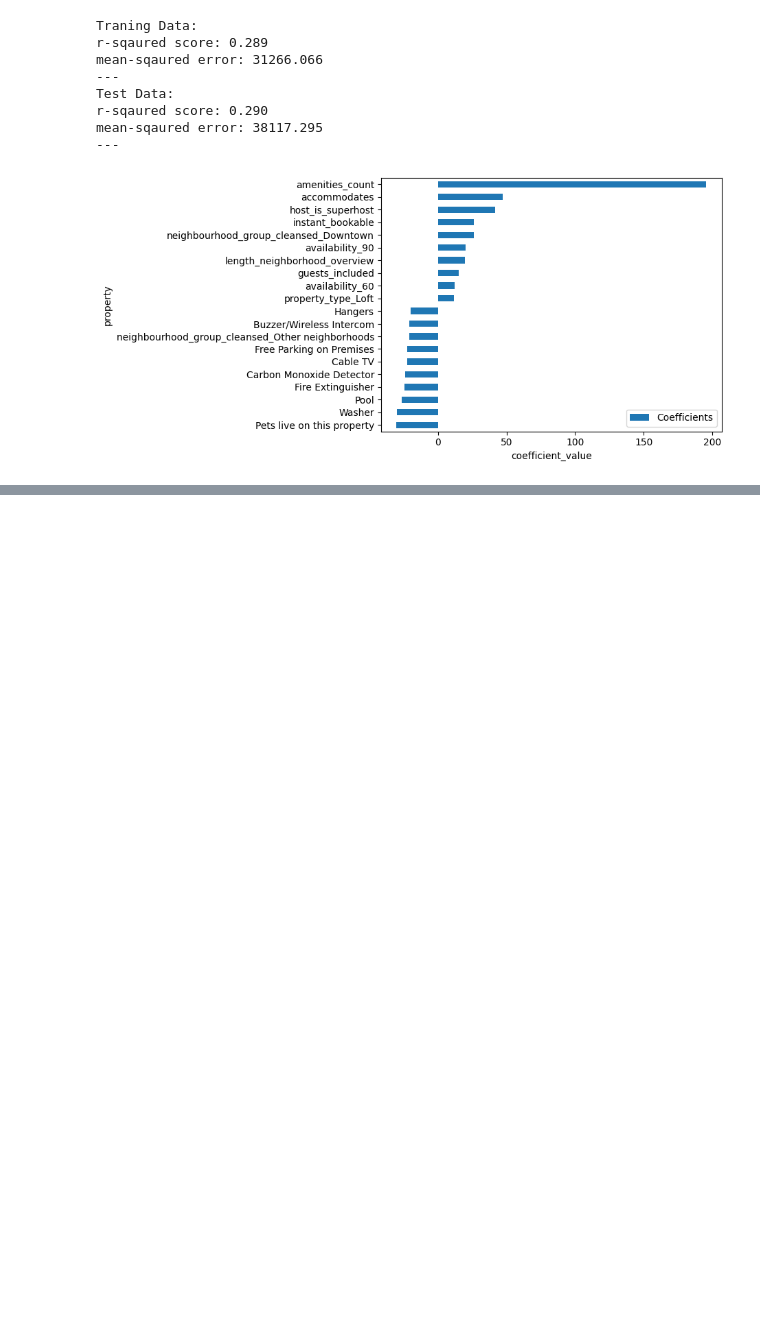
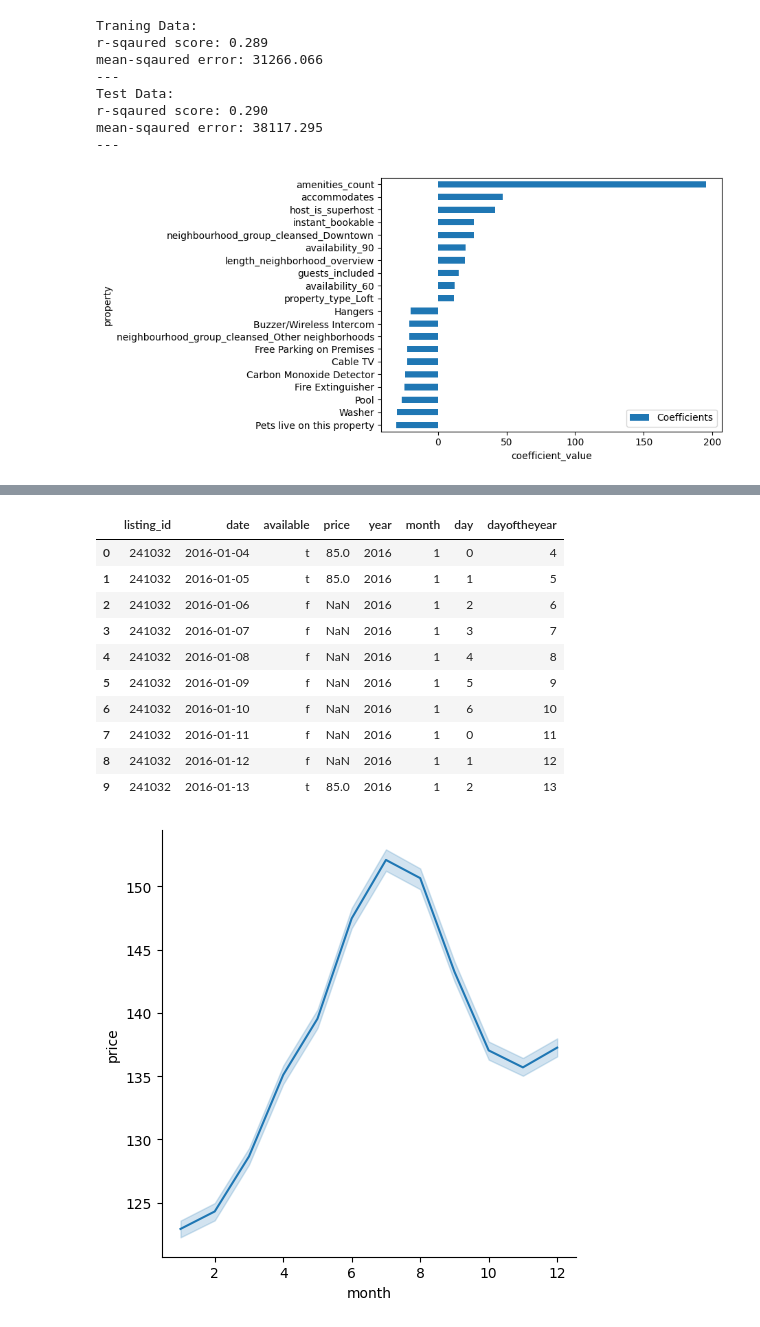
Before and after one commit to muellerch2293/airbnb, a Jupyter notebook: Untitled.ipynb, the cells around one changed output, grey strips where cells are left out. Cells and saved outputs as stored; diff of their text form; code cells hidden in the pictures; blank space fills up the shorter version.

```diff
--- a/Untitled.ipynb
+++ b/Untitled.ipynb
@@ -46,6 +46,9 @@ def transform_boolean(x):
             return float(0)
         elif (x == "t"):
             return float(1)
+def remove_zero_pad(x):
+    if (type(x) == str):
+        return int(x)
 
 #def get_datetime_from_str(date_string)
 
@@ -223,17 +221,23 @@ ax.set_xticklabels(rotation=90)
 # %%
 #prepare date data
-df_calendar.info()
+
 df_calendar['date'] = pd.to_datetime(df_calendar['date'],format="%Y-%m-%d")
 df_calendar['year']= df_calendar['date'].dt.year
 df_calendar['month']= df_calendar['date'].dt.month
-df_calendar['weekday']= df_calendar['date'].dt.strftime('%A')
+df_calendar['day']= df_calendar['date'].dt.weekday
+df_calendar['dayoftheyear']=df_calendar['date'].dt.strftime('%j')
 df_calendar['price']=df_calendar['price'].map(lambda x: remove_dollar_sign(x))
+df_calendar['dayoftheyear']=df_calendar['dayoftheyear'].map(lambda x: remove_zero_pad(x))
 #drop columns where available is false
 df_calendar_available= df_calendar[df_calendar.available == 't']
+df_calendar_unavailable= df_calendar[df_calendar.available == 'f']
 sns.relplot(data=df_calendar_available, x="month", y="price", kind="line")
-relplot = sns.relplot(data=df_calendar_available, x="weekday", y="price", kind="line")
+relplot = sns.relplot(data=df_calendar_available, x="day", y="price", kind="line")
 relplot.set_xticklabels(rotation=90)
-#
+df_calendar.info()
+display(df_calendar.head(10))
+#its fairly easy to see in the summer June to August the listing prices are the highest
+#furthermore it holds true that the prices
 # %% [output]
 <class 'pandas.core.frame.DataFrame'>
 RangeIndex: 1393570 entries, 0 to 1393569
@@ -251,0 +257,12 @@ memory usage: 74.4+ MB
+|  | listing_id | date | available | price | year | month | day | dayoftheyear |
+| 0 | 241032 | 2016-01-04 | t | 85.0 | 2016 | 1 | 0 | 4 |
+| 1 | 241032 | 2016-01-05 | t | 85.0 | 2016 | 1 | 1 | 5 |
+| 2 | 241032 | 2016-01-06 | f | NaN | 2016 | 1 | 2 | 6 |
+| 3 | 241032 | 2016-01-07 | f | NaN | 2016 | 1 | 3 | 7 |
+| 4 | 241032 | 2016-01-08 | f | NaN | 2016 | 1 | 4 | 8 |
+| 5 | 241032 | 2016-01-09 | f | NaN | 2016 | 1 | 5 | 9 |
+| 6 | 241032 | 2016-01-10 | f | NaN | 2016 | 1 | 6 | 10 |
+| 7 | 241032 | 2016-01-11 | f | NaN | 2016 | 1 | 0 | 11 |
+| 8 | 241032 | 2016-01-12 | f | NaN | 2016 | 1 | 1 | 12 |
+| 9 | 241032 | 2016-01-13 | t | 85.0 | 2016 | 1 | 2 | 13 |
+[figure, added]
```
Also changed, not shown: parts of 4 cells of this notebook.
